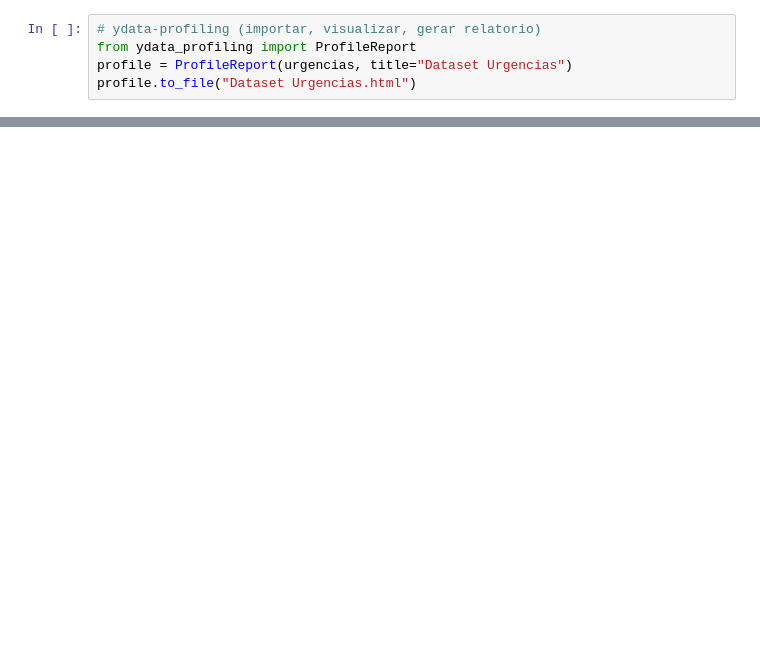
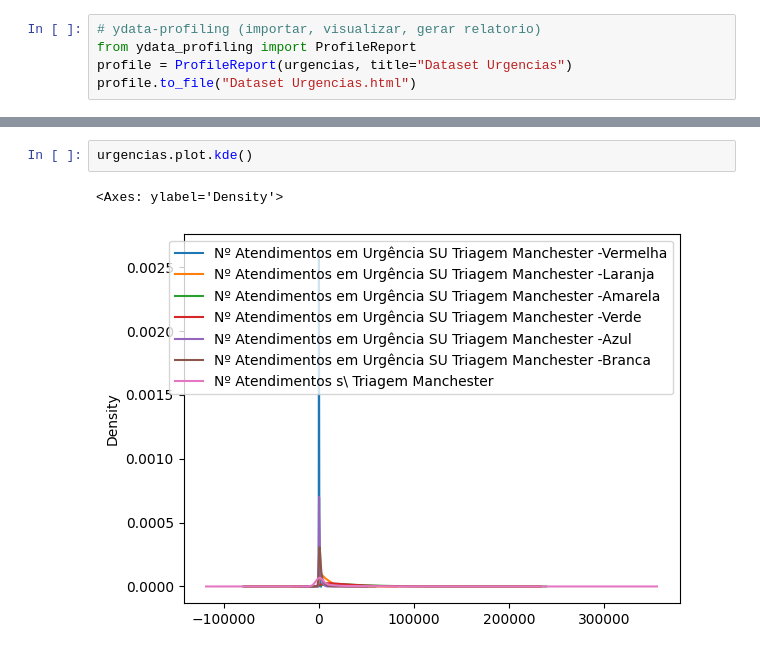
Before and after one commit to AvelinoAlmeida/Analise_Dados, a Jupyter notebook: Trabalho_Prático/urgencias.ipynb, the cells around one changed output, grey strips where cells are left out. Saved outputs shown, nothing was run; the diff lists cells and outputs as text; blank space fills up the shorter version.

```diff
--- a/Trabalho_Prático/urgencias.ipynb
+++ b/Trabalho_Prático/urgencias.ipynb
@@ -18,0 +104,5 @@ profile.to_file("Dataset Urgencias.html")
+# %%
+urgencias.plot.kde()
+# %% [output]
+<Axes: ylabel='Density'>
+[figure, added]
```
Also changed, not shown: parts of 10 cells of this notebook, 2 other files.
